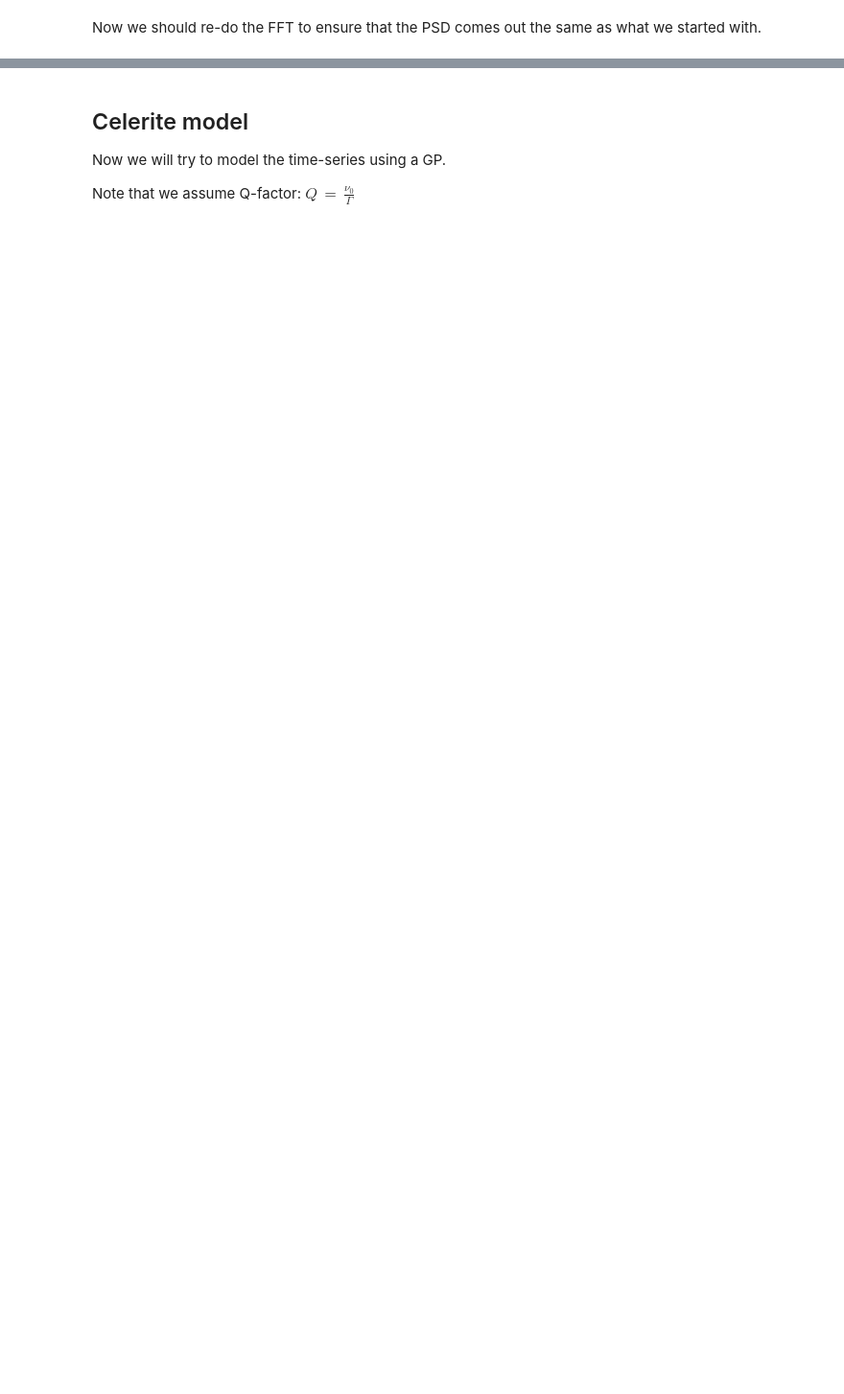
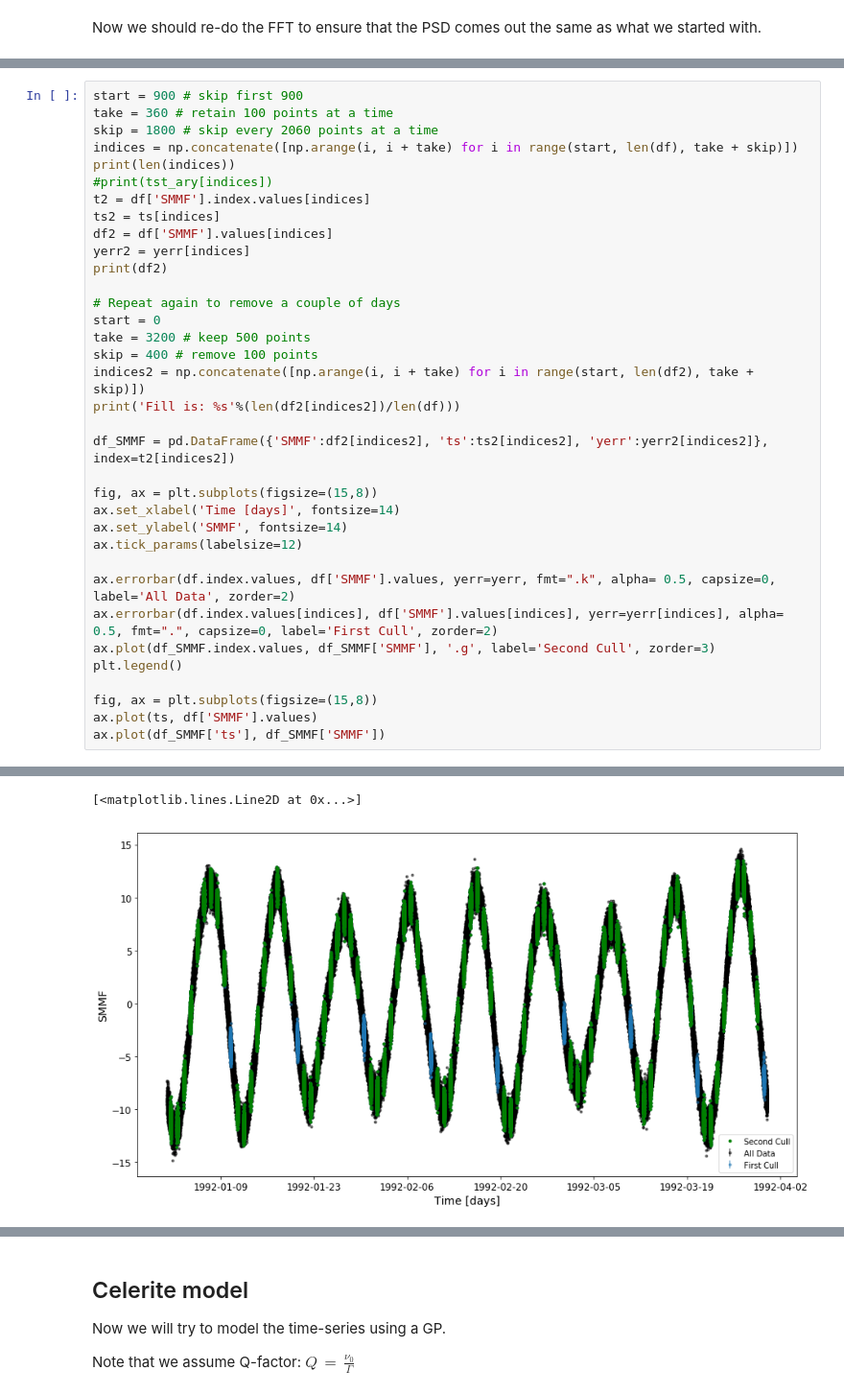
Before and after one commit to exr007/GP_test, a Jupyter notebook: GP_test_40s.ipynb, the cells around one changed output, grey strips where cells are left out. Shown: that part at 96% size. Cells and saved outputs as stored; diff of their text form; blank space fills up the shorter version.

```diff
--- a/GP_test_40s.ipynb
+++ b/GP_test_40s.ipynb
@@ -145,0 +155,36 @@ The new nyquist is half the original frequency grid, due to the way that I set u
+# %%
+start = 900 # skip first 900
+take = 360 # retain 100 points at a time
+skip = 1800 # skip every 2060 points at a time
+indices = np.concatenate([np.arange(i, i + take) for i in range(start, len(df), take + skip)])
+print(len(indices))
+#print(tst_ary[indices])
+t2 = df['SMMF'].index.values[indices]
+ts2 = ts[indices]
+df2 = df['SMMF'].values[indices]
+yerr2 = yerr[indices]
+print(df2)
+
+# Repeat again to remove a couple of days
+start = 0
+take = 3200 # keep 500 points
+skip = 400 # remove 100 points
+indices2 = np.concatenate([np.arange(i, i + take) for i in range(start, len(df2), take + skip)])
+print('Fill is: %s'%(len(df2[indices2])/len(df)))
+
+df_SMMF = pd.DataFrame({'SMMF':df2[indices2], 'ts':ts2[indices2], 'yerr':yerr2[indices2]}, index=t2[indices2])
+
+fig, ax = plt.subplots(figsize=(15,8))
+ax.set_xlabel('Time [days]', fontsize=14)
+ax.set_ylabel('SMMF', fontsize=14)
+ax.tick_params(labelsize=12)
+
+ax.errorbar(df.index.values, df['SMMF'].values, yerr=yerr, fmt=".k", alpha= 0.5, capsize=0, label='All Data', zorder=2)
+ax.errorbar(df.index.values[indices], df['SMMF'].values[indices], yerr=yerr[indices], alpha= 0.5, fmt=".", capsize=0, label='First Cull', zorder=2)
+ax.plot(df_SMMF.index.values, df_SMMF['SMMF'], '.g', label='Second Cull', zorder=3)
+plt.legend()
+
+fig, ax = plt.subplots(figsize=(15,8))
+ax.plot(ts, df['SMMF'].values)
+ax.plot(df_SMMF['ts'], df_SMMF['SMMF'])
+# %% [output]
@@ -145,0 +195,2 @@ The new nyquist is half the original frequency grid, due to the way that I set u
+[<matplotlib.lines.Line2D at 0x...>]
+[figure, added]
```
Also changed, not shown: parts of 17 cells of this notebook.
